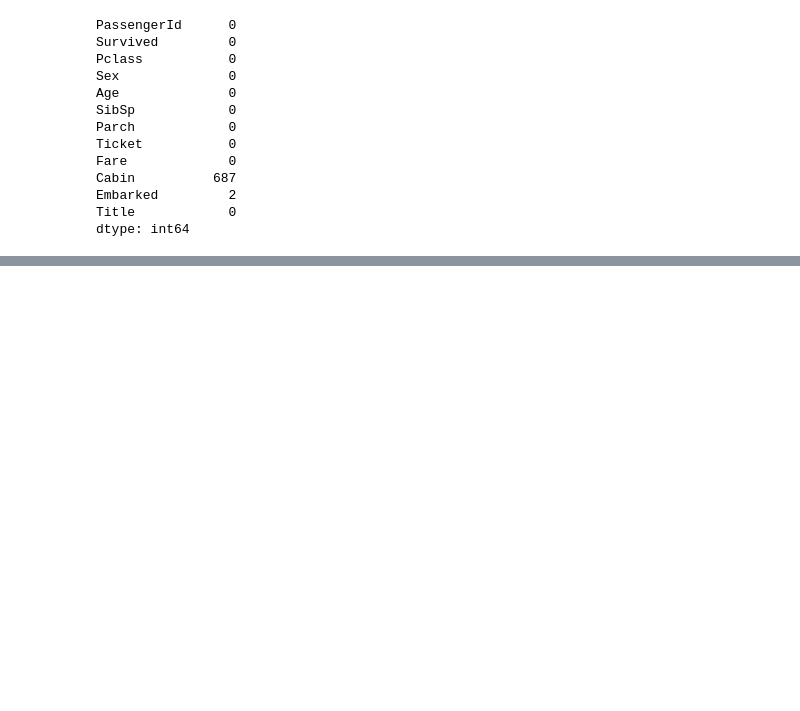
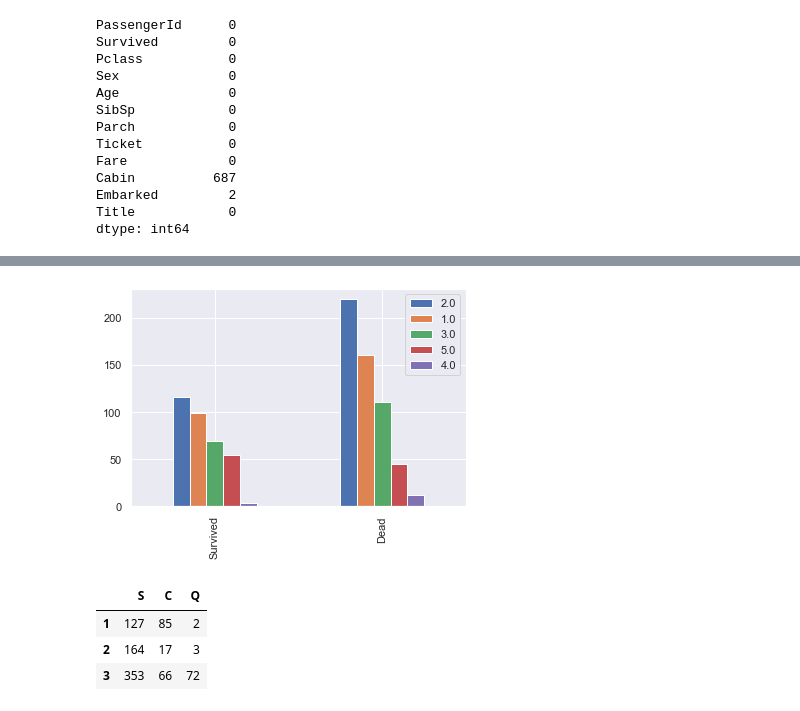
Before and after one commit to utshabkg/ML-DS-Bootcamp, a Jupyter notebook: Course 2. Machine Learning - Data, Visualization, Analysis/titanic.ipynb, the cells around one changed output, grey strips where cells are left out. Cells and saved outputs as stored; diff of their text form; code cells hidden in the pictures; blank space fills up the shorter version.

```diff
--- a/Course 2. Machine Learning - Data, Visualization, Analysis/titanic.ipynb
+++ b/Course 2. Machine Learning - Data, Visualization, Analysis/titanic.ipynb
@@ -299,0 +314,17 @@ dtype: int64
+# %%
+bar_chart('Age')
+# %% [output]
+[figure, added]
+# %%
+p1 = train[train['Pclass'] == 1]['Embarked'].value_counts()
+p2 = train[train['Pclass'] == 2]['Embarked'].value_counts()
+p3 = train[train['Pclass'] == 3]['Embarked'].value_counts()
+
+classes = pd.DataFrame([p1, p2, p3])
+classes.index = ['1', '2', '3']
+classes.head()
+# %% [output]
+|  | S | C | Q |
+| 1 | 127 | 85 | 2 |
+| 2 | 164 | 17 | 3 |
+| 3 | 353 | 66 | 72 |
```
Also changed, not shown: parts of 31 cells of this notebook.
